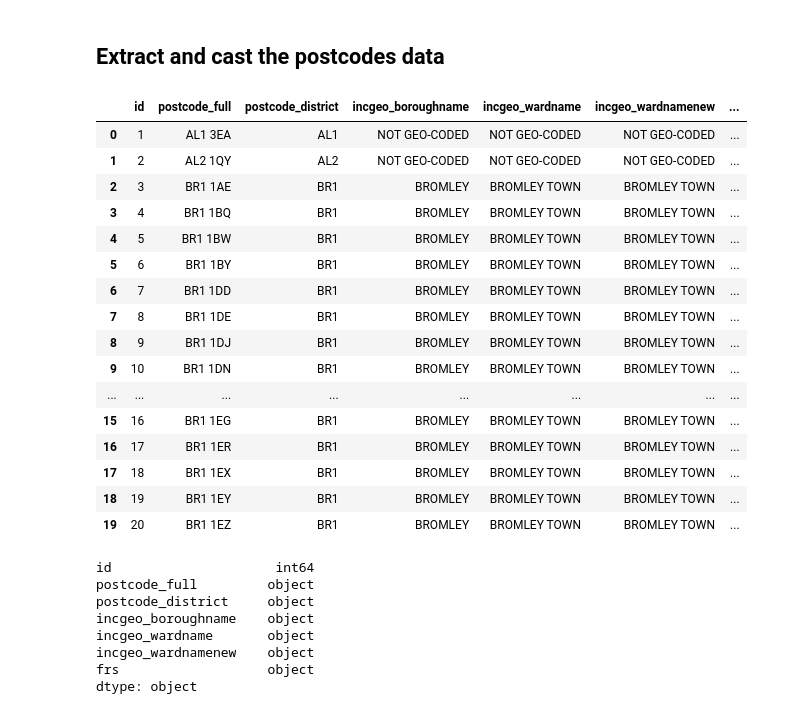
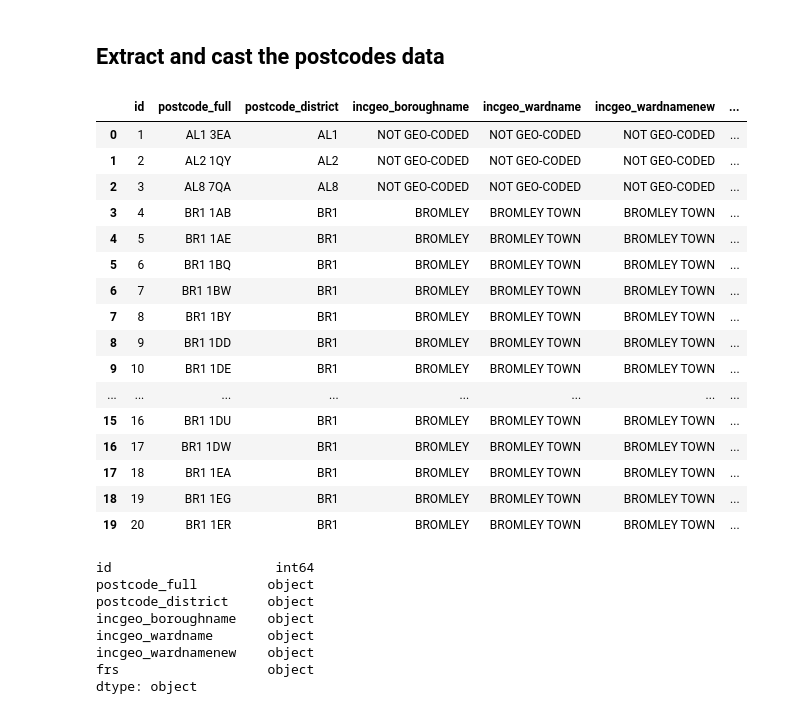
Before and after one commit to GuerrillaAnalytics/proj001_lfb, a Jupyter notebook: wp/wp_004_event_analytics/02/wp_004_02_event_analytics.ipynb, the cells around one changed output. Drawn from its saved outputs; the diff is of its cells as text; code cells hidden in the pictures.

```diff
--- a/wp/wp_004_event_analytics/02/wp_004_02_event_analytics.ipynb
+++ b/wp/wp_004_event_analytics/02/wp_004_02_event_analytics.ipynb
@@ -17,3 +15,5 @@ database_host='localhost'
+# %%
+database_host='10.152.29.90'
 # %%
 def get_connection(host = "localhost",schema="" ):
 
@@ -93,30 +93,30 @@ dtype: object
 ## Extract and cast the postcodes data
 # %%
 qry = ("select *"
-           "from proj001_lfb_0_1_0.l3_postcodes "
+           "from proj001_lfb_1_0_0.l3_postcodes "
             " ;")
 #data = pd.read_sql(qry, conn).drop(['store_no','store_type'], axis=1)
 df_postcodes = pd.read_sql(qry, conn)
 df_postcodes.set_index('id')
 df_postcodes.head(20)
 # %% [output]
 |  | id | postcode_full | postcode_district | incgeo_boroughname | incgeo_wardname | incgeo_wardnamenew | ... |
 | 0 | 1 | AL1 3EA | AL1 | NOT GEO-CODED | NOT GEO-CODED | NOT GEO-CODED | ... |
 | 1 | 2 | AL2 1QY | AL2 | NOT GEO-CODED | NOT GEO-CODED | NOT GEO-CODED | ... |
-| 2 | 3 | BR1 1AE | BR1 | BROMLEY | BROMLEY TOWN | BROMLEY TOWN | ... |
-| 3 | 4 | BR1 1BQ | BR1 | BROMLEY | BROMLEY TOWN | BROMLEY TOWN | ... |
-| 4 | 5 | BR1 1BW | BR1 | BROMLEY | BROMLEY TOWN | BROMLEY TOWN | ... |
-| 5 | 6 | BR1 1BY | BR1 | BROMLEY | BROMLEY TOWN | BROMLEY TOWN | ... |
-| 6 | 7 | BR1 1DD | BR1 | BROMLEY | BROMLEY TOWN | BROMLEY TOWN | ... |
-| 7 | 8 | BR1 1DE | BR1 | BROMLEY | BROMLEY TOWN | BROMLEY TOWN | ... |
-| 8 | 9 | BR1 1DJ | BR1 | BROMLEY | BROMLEY TOWN | BROMLEY TOWN | ... |
-| 9 | 10 | BR1 1DN | BR1 | BROMLEY | BROMLEY TOWN | BROMLEY TOWN | ... |
+| 2 | 3 | AL8 7QA | AL8 | NOT GEO-CODED | NOT GEO-CODED | NOT GEO-CODED | ... |
+| 3 | 4 | BR1 1AB | BR1 | BROMLEY | BROMLEY TOWN | BROMLEY TOWN | ... |
+| 4 | 5 | BR1 1AE | BR1 | BROMLEY | BROMLEY TOWN | BROMLEY TOWN | ... |
+| 5 | 6 | BR1 1BQ | BR1 | BROMLEY | BROMLEY TOWN | BROMLEY TOWN | ... |
+| 6 | 7 | BR1 1BW | BR1 | BROMLEY | BROMLEY TOWN | BROMLEY TOWN | ... |
+| 7 | 8 | BR1 1BY | BR1 | BROMLEY | BROMLEY TOWN | BROMLEY TOWN | ... |
+| 8 | 9 | BR1 1DD | BR1 | BROMLEY | BROMLEY TOWN | BROMLEY TOWN | ... |
+| 9 | 10 | BR1 1DE | BR1 | BROMLEY | BROMLEY TOWN | BROMLEY TOWN | ... |
 | ... | ... | ... | ... | ... | ... | ... | ... |
-| 15 | 16 | BR1 1EG | BR1 | BROMLEY | BROMLEY TOWN | BROMLEY TOWN | ... |
-| 16 | 17 | BR1 1ER | BR1 | BROMLEY | BROMLEY TOWN | BROMLEY TOWN | ... |
-| 17 | 18 | BR1 1EX | BR1 | BROMLEY | BROMLEY TOWN | BROMLEY TOWN | ... |
-| 18 | 19 | BR1 1EY | BR1 | BROMLEY | BROMLEY TOWN | BROMLEY TOWN | ... |
-| 19 | 20 | BR1 1EZ | BR1 | BROMLEY | BROMLEY TOWN | BROMLEY TOWN | ... |
+| 15 | 16 | BR1 1DU | BR1 | BROMLEY | BROMLEY TOWN | BROMLEY TOWN | ... |
+| 16 | 17 | BR1 1DW | BR1 | BROMLEY | BROMLEY TOWN | BROMLEY TOWN | ... |
+| 17 | 18 | BR1 1EA | BR1 | BROMLEY | BROMLEY TOWN | BROMLEY TOWN | ... |
+| 18 | 19 | BR1 1EG | BR1 | BROMLEY | BROMLEY TOWN | BROMLEY TOWN | ... |
+| 19 | 20 | BR1 1ER | BR1 | BROMLEY | BROMLEY TOWN | BROMLEY TOWN | ... |
 # %%
 df_postcodes.dtypes
 # %% [output]
```
Also changed, not shown: parts of 10 cells of this notebook, 1 other file.
